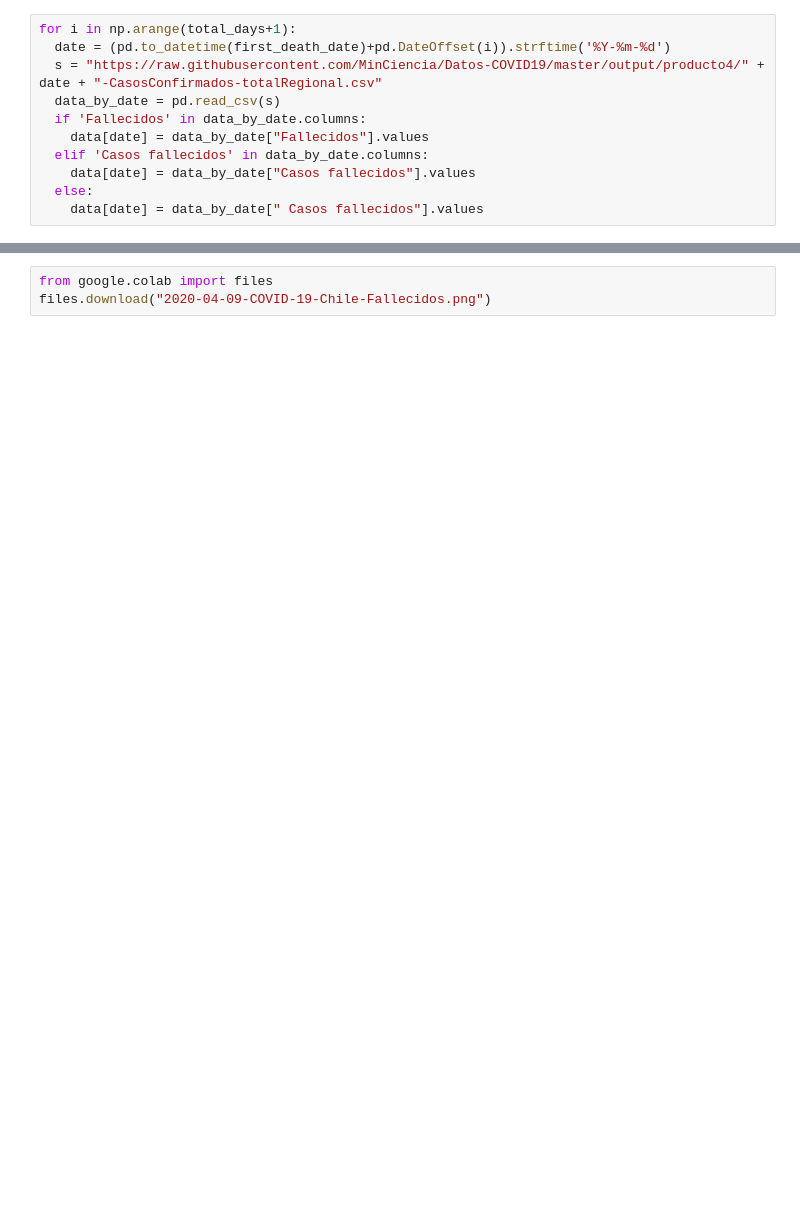
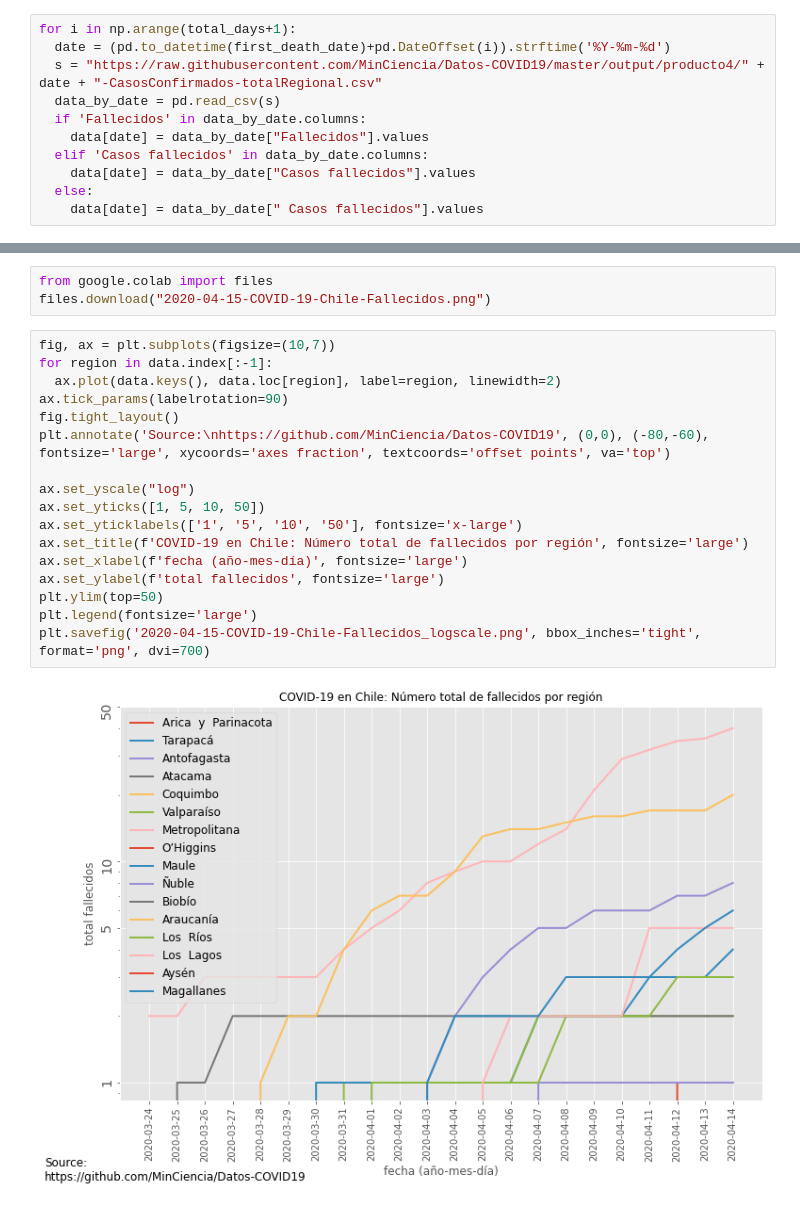
Before and after one commit to alonsosilvaallende/COVID-19, a Jupyter notebook: COVID_19_Chile_Total_Fallecidos_por_Region.ipynb, the cells around one changed output, grey strips where cells are left out. Drawn from its saved outputs; the diff is of its cells as text; blank space fills up the shorter version.

```diff
--- a/COVID_19_Chile_Total_Fallecidos_por_Region.ipynb
+++ b/COVID_19_Chile_Total_Fallecidos_por_Region.ipynb
@@ -112,3 +86,22 @@ plt.savefig('2020-04-09-COVID-19-Chile-Fallecidos.png', bbox_inches='tight', for
 # %%
 from google.colab import files
-files.download("2020-04-09-COVID-19-Chile-Fallecidos.png")
+files.download("2020-04-15-COVID-19-Chile-Fallecidos.png")
+# %%
+fig, ax = plt.subplots(figsize=(10,7))
+for region in data.index[:-1]:
+  ax.plot(data.keys(), data.loc[region], label=region, linewidth=2)
+ax.tick_params(labelrotation=90)
+fig.tight_layout()
+plt.annotate('Source:\nhttps://github.com/MinCiencia/Datos-COVID19', (0,0), (-80,-60), fontsize='large', xycoords='axes fraction', textcoords='offset points', va='top')
+
+ax.set_yscale("log")
+ax.set_yticks([1, 5, 10, 50])
+ax.set_yticklabels(['1', '5', '10', '50'], fontsize='x-large')
+ax.set_title(f'COVID-19 en Chile: Número total de fallecidos por región', fontsize='large')
+ax.set_xlabel(f'fecha (año-mes-día)', fontsize='large')
+ax.set_ylabel(f'total fallecidos', fontsize='large')
+plt.ylim(top=50)
+plt.legend(fontsize='large')
+plt.savefig('2020-04-15-COVID-19-Chile-Fallecidos_logscale.png', bbox_inches='tight', format='png', dvi=700)
+# %% [output]
+[figure, added]
```
Also changed, not shown: parts of 12 cells of this notebook.
